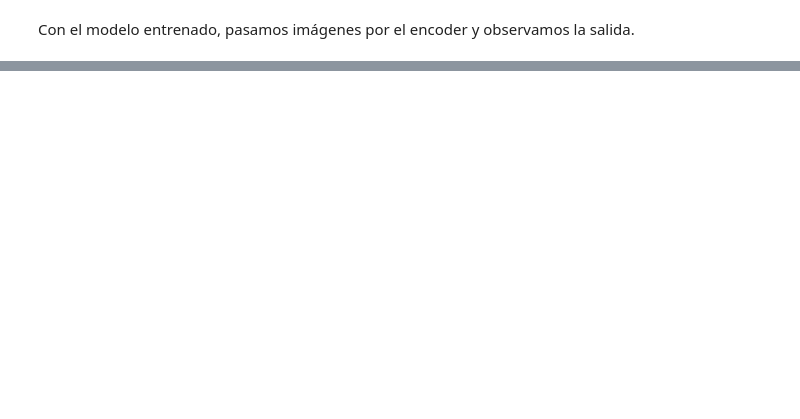
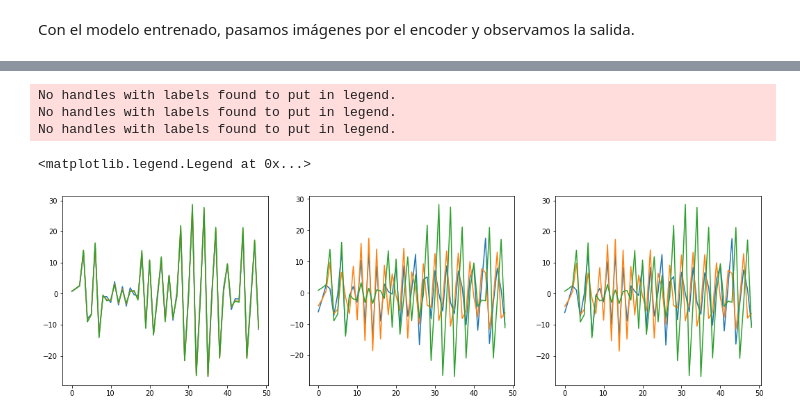
Before and after one commit to jotavecorta/DeepScatteringModels, a Jupyter notebook: DLSM/small_slope_approx/saliency_maps.ipynb, the cells around one changed output, grey strips where cells are left out. Saved outputs shown, nothing was run; the diff lists cells and outputs as text; code cells hidden in the pictures; blank space fills up the shorter version.

```diff
--- a/DLSM/small_slope_approx/saliency_maps.ipynb
+++ b/DLSM/small_slope_approx/saliency_maps.ipynb
@@ -200,0 +291,26 @@ plt.ylim((-1,1))
+# %%
+from matplotlib import pyplot as plt
+plt.figure(figsize=(18, 5))
+ax1 = plt.subplot(1,3,1)
+ax1.plot(range(49), d_Unit[0,:,2], label="VV")
+ax1.plot(range(49), d_Unit[1,:,2], label="HH")
+ax1.plot(range(49), d_Unit[2,:,2], label="HV")
+ax.legend()
+
+ax1 = plt.subplot(1,3,2)
+ax1.plot(range(49), d_Unit[1,:,0], label="VV")
+ax1.plot(range(49), d_Unit[1,:,1], label="HH")
+ax1.plot(range(49), d_Unit[1,:,2], label="HV")
+ax.legend()
+
+ax1 = plt.subplot(1,3,3)
+ax1.plot(range(49), d_Unit[2,:,0], label="VV")
+ax1.plot(range(49), d_Unit[2,:,1], label="HH")
+ax1.plot(range(49), d_Unit[2,:,2], label="HV")
+ax.legend()
+# %% [output]
+No handles with labels found to put in legend.
+No handles with labels found to put in legend.
+No handles with labels found to put in legend.
+<matplotlib.legend.Legend at 0x...>
+[figure, added]
```
Also changed, not shown: parts of 16 cells of this notebook.
